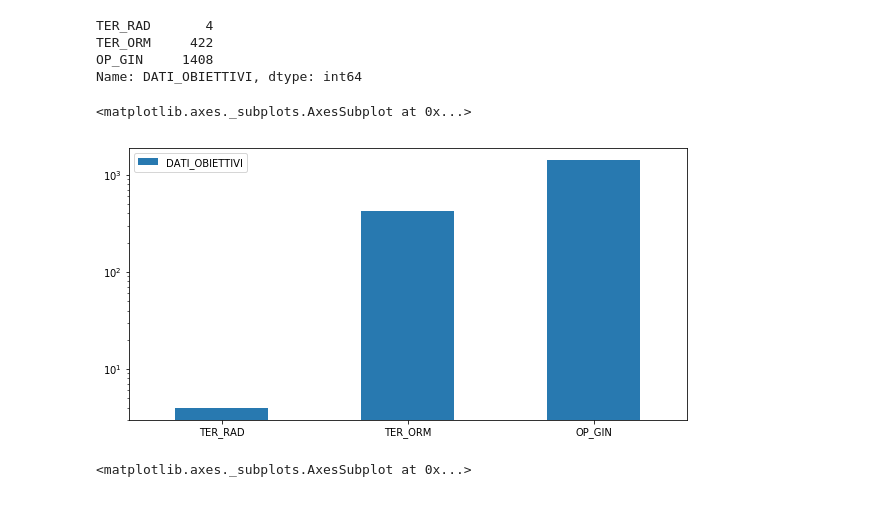
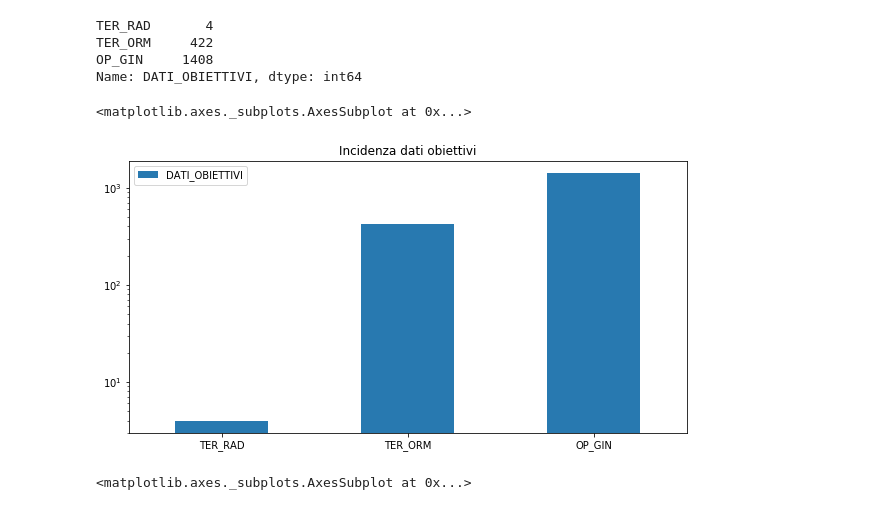
Before and after one commit to Nimerya/Cytological-Reports-Analysis, a Jupyter notebook: exploratory_analysis.ipynb, the cells around one changed output. Saved outputs shown, nothing was run; the diff lists cells and outputs as text; code cells hidden in the pictures.

```diff
--- a/exploratory_analysis.ipynb
+++ b/exploratory_analysis.ipynb
@@ -565,10 +602,13 @@ TER_ORM     422
 OP_GIN     1408
 Name: DATI_OBIETTIVI, dtype: int64
 # %%
-DATI_OBIETTIVI.plot(kind='bar', legend = True, figsize=(10,5), rot=0, color='#2879b0', logy = True)
+title_dati_obiettivi = 'Incidenza dati obiettivi'
+DATI_OBIETTIVI.plot(kind='bar',legend = True,\
+                    title = title_dati_obiettivi,\
+                    figsize=(10,5), rot=0, color='#2879b0', logy = True)
 # %% [output]
 <matplotlib.axes._subplots.AxesSubplot at 0x...>
-[figure, old version]
+[figure, new version]
 # %%
 DATI_OBIETTIVI.plot(kind='pie', figsize=(10,10), legend=True,\
                 explode = explode[:len(DATI_OBIETTIVI)],\
```
Also changed, not shown: parts of 45 cells of this notebook.
